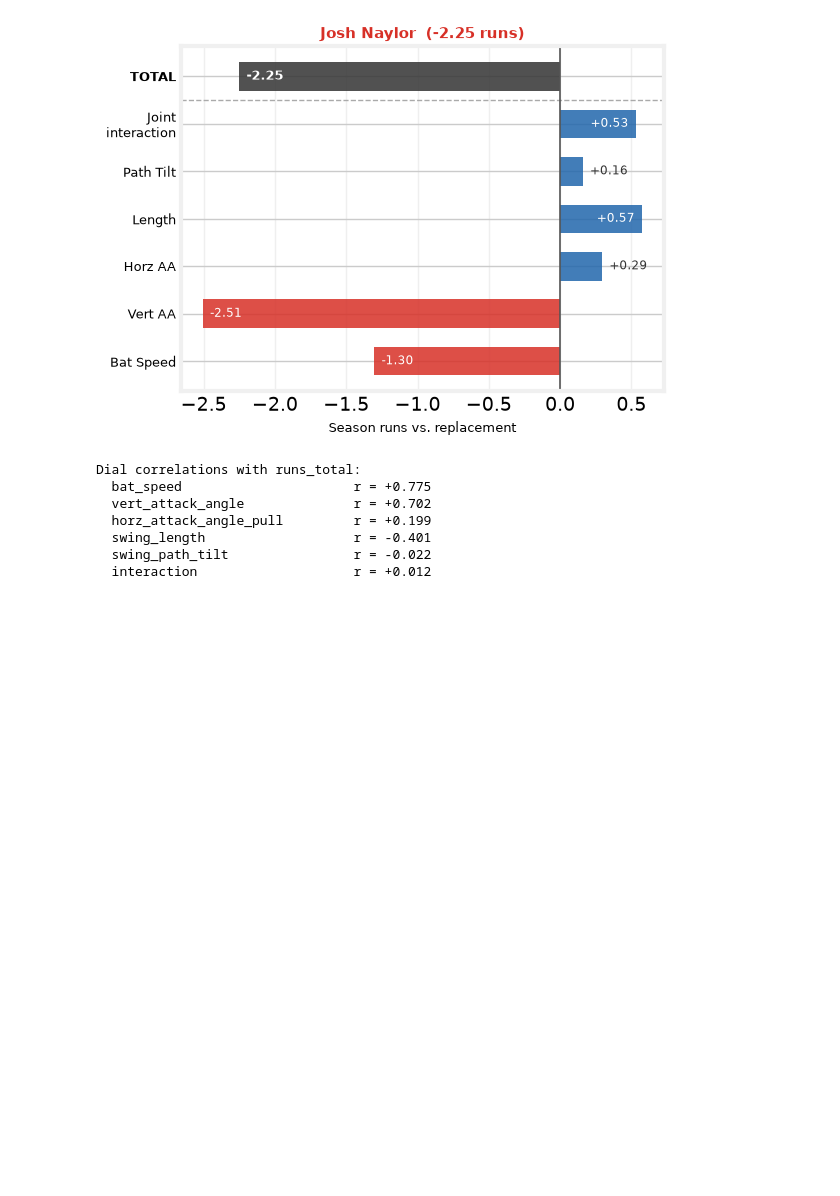
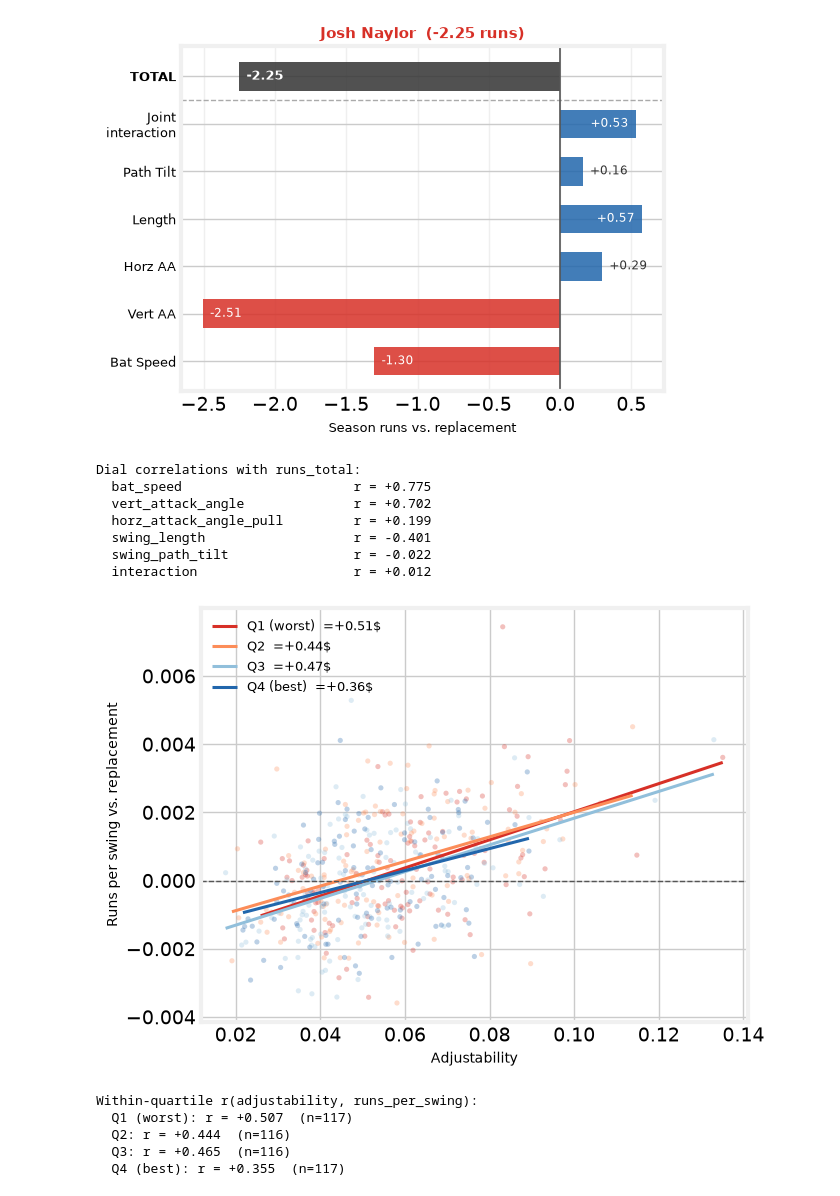
Before and after one commit to theoauyeung/swing_repetoire, a Jupyter notebook: src/adjustability_results.ipynb, the cells around one changed output. Cells and saved outputs as stored; diff of their text form; code cells hidden in the pictures; blank space fills up the shorter version.

```diff
--- a/src/adjustability_results.ipynb
+++ b/src/adjustability_results.ipynb
@@ -604,3 +604,47 @@ Dial correlations with runs_total:
   swing_length                   r = -0.401
   swing_path_tilt                r = -0.022
   interaction                    r = +0.012
+# %%
+from scipy import stats as _stats
+
+_adj = pd.read_parquet(DATA / 'adjustability.parquet',
+                       columns=['batter_id','batter_stand','adjustability'])
+_cf  = pd.read_parquet(DATA / 'adjustability_value.parquet',
+                       columns=['batter_id','batter_stand','swing_plus','runs_per_swing'])
+_df  = _adj.merge(_cf, on=['batter_id','batter_stand']).dropna(subset=['swing_plus','runs_per_swing'])
+
+Q_LABELS = ['Q1 (worst)', 'Q2', 'Q3', 'Q4 (best)']
+Q_COLORS = ['#d73027', '#fc8d59', '#91bfdb', '#2166ac']
+_df['sp_q'] = pd.qcut(_df['swing_plus'], 4, labels=Q_LABELS)
+
+with plt.style.context(FT):
+    fig, ax = plt.subplots(figsize=(7, 5))
+    for q, col in zip(Q_LABELS, Q_COLORS):
+        sub = _df[_df['sp_q'] == q]
+        ax.scatter(sub['adjustability'], sub['runs_per_swing'],
+                   s=14, alpha=0.30, color=col, edgecolor='none')
+        b1q, b0q = np.polyfit(sub['adjustability'], sub['runs_per_swing'], 1)
+        xs_q = np.array([sub['adjustability'].min(), sub['adjustability'].max()])
+        rq, _ = _stats.pearsonr(sub['adjustability'], sub['runs_per_swing'])
+        ax.plot(xs_q, b0q + b1q * xs_q, color=col, lw=2.2,
+                label=f'{q}  ={rq:+.2f}$')
+    ax.axhline(0, color='#555', lw=1, ls='--')
+    ax.set_xlabel('Adjustability', fontsize=10)
+    ax.set_ylabel('Runs per swing vs. replacement', fontsize=10)
+    ax.legend(fontsize=9, frameon=False, loc='upper left')
+    fig.tight_layout()
+    fig.savefig(plot_path('adjustability_value_swingplus.png'), dpi=150, bbox_inches='tight')
+    plt.show()
+
+print('Within-quartile r(adjustability, runs_per_swing):')
+for q in Q_LABELS:
+    sub = _df[_df['sp_q'] == q]
+    rq, _ = _stats.pearsonr(sub['adjustability'], sub['runs_per_swing'])
+    print(f'  {q}: r = {rq:+.3f}  (n={len(sub)})')
+# %% [output]
+[figure, added]
+Within-quartile r(adjustability, runs_per_swing):
+  Q1 (worst): r = +0.507  (n=117)
+  Q2: r = +0.444  (n=116)
+  Q3: r = +0.465  (n=116)
+  Q4 (best): r = +0.355  (n=117)
```
Also changed, not shown: 1 other file.
